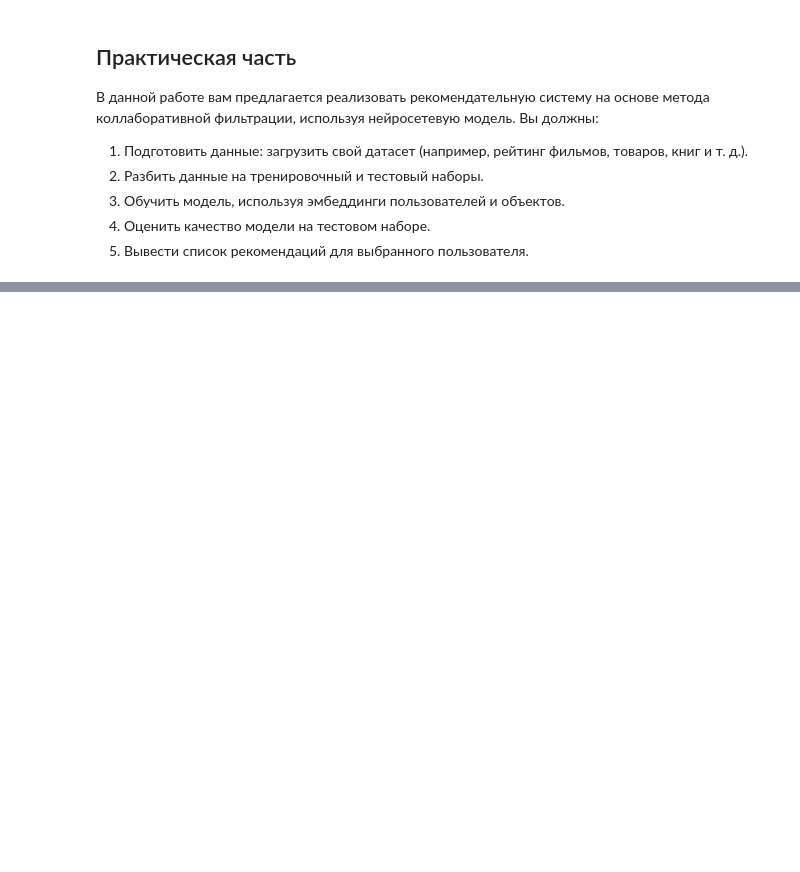
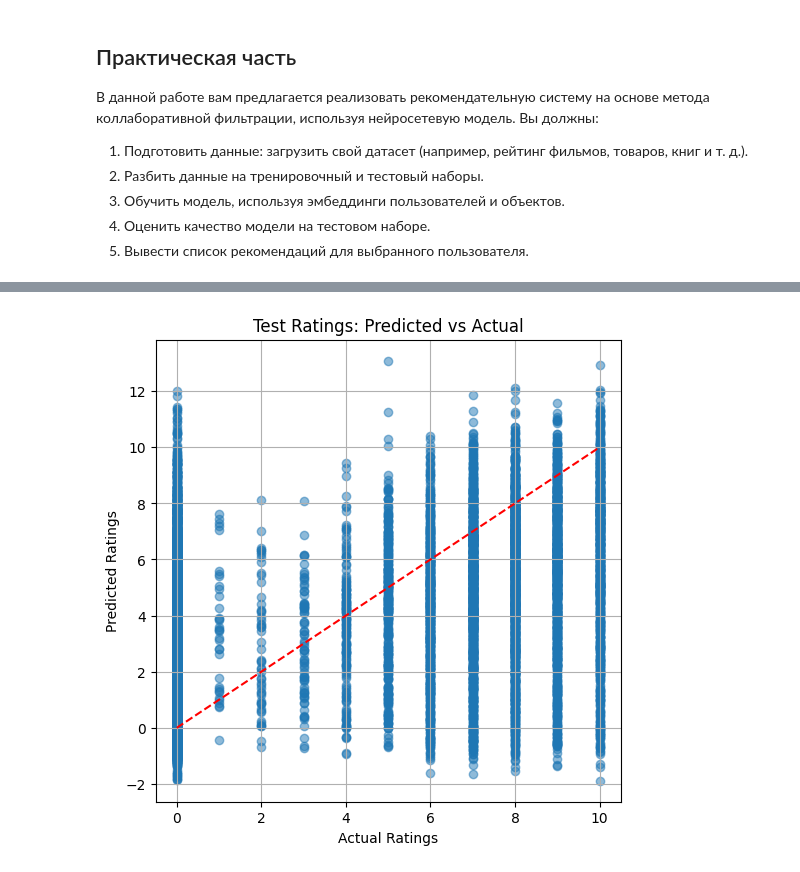
Before and after one commit to vainga/ML_labs, a Jupyter notebook: LAB8.1/Recommender_sys.ipynb, the cells around one changed output, grey strips where cells are left out. Cells and saved outputs as stored; diff of their text form; code cells hidden in the pictures; blank space fills up the shorter version.

```diff
--- a/LAB8.1/Recommender_sys.ipynb
+++ b/LAB8.1/Recommender_sys.ipynb
@@ -71,18 +70,14 @@ df = pd.read_csv('ratings.csv', sep='\t', names=columns)
-# %%
-# Подготовка данных
-
-# Удаляем ненужный столбец timestamp
-df = df.drop(columns=['timestamp'])
-
-# Преобразуем идентификаторы пользователей и фильмов (начинаем с 0 для удобства в PyTorch)
-df['user_id'] -= 1
-df['item_id'] -= 1
+# %%
+# Подготовка данных
+
+df['user_id'] -= 1
+df['anime_id'] -= 1
 # %%
 # Определяем датасет PyTorch
 class RatingsDataset(Dataset):
     def __init__(self, df):
         self.users = torch.tensor(df['user_id'].values, dtype=torch.long)
-        self.items = torch.tensor(df['item_id'].values, dtype=torch.long)
+        self.items = torch.tensor(df['anime_id'].values, dtype=torch.long)
         self.ratings = torch.tensor(df['rating'].values, dtype=torch.float32)
 
     def __len__(self):
@@ -124,0 +116,16 @@ num_items = df['item_id'].nunique()
+# %%
+# Переиндексация пользователей и аниме
+user_ids = df['user_id'].unique()
+item_ids = df['anime_id'].unique()
+
+user2idx = {old: new for new, old in enumerate(user_ids)}
+item2idx = {old: new for new, old in enumerate(item_ids)}
+
+df['user_id'] = df['user_id'].map(user2idx)
+df['anime_id'] = df['anime_id'].map(item2idx)
+
+# Теперь индексы непрерывные
+num_users = len(user2idx)
+num_items = len(item2idx)
+
+print(f"Num users: {num_users}, Num items: {num_items}")
@@ -216,0 +226,11 @@ User 219: Recommended items [1643 1536 1656  814   98]
+# %%
+plt.figure(figsize=(6,6))
+plt.scatter(test_ratings, test_predictions, alpha=0.5)
+plt.plot([min(test_ratings), max(test_ratings)], [min(test_ratings), max(test_ratings)], color='red', linestyle='--')
+plt.title('Test Ratings: Predicted vs Actual')
+plt.xlabel('Actual Ratings')
+plt.ylabel('Predicted Ratings')
+plt.grid(True)
+plt.show()
+# %% [output]
+[figure, added]
```
Also changed, not shown: parts of 12 cells of this notebook.
